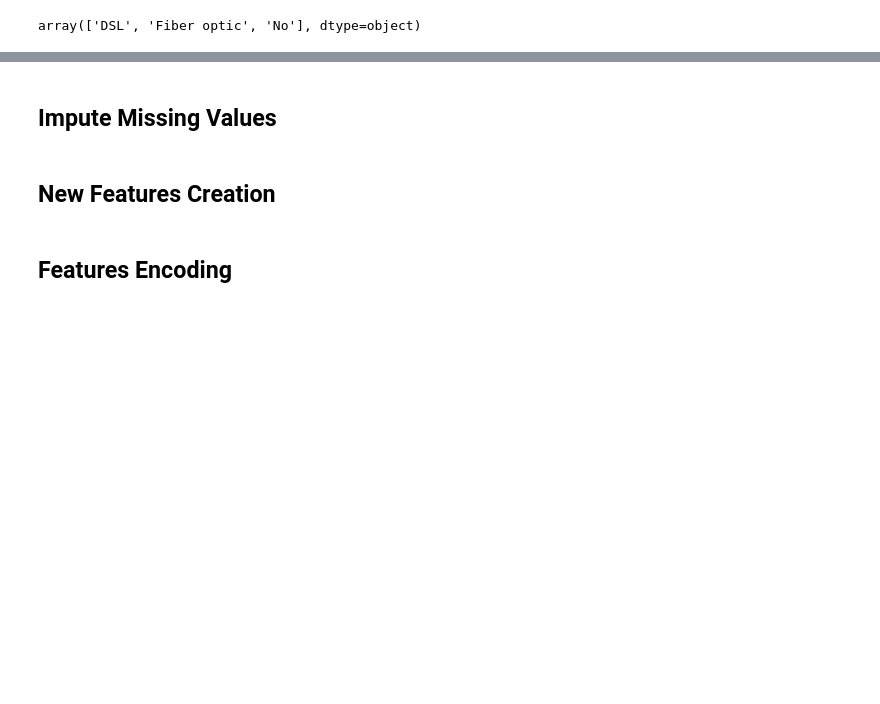
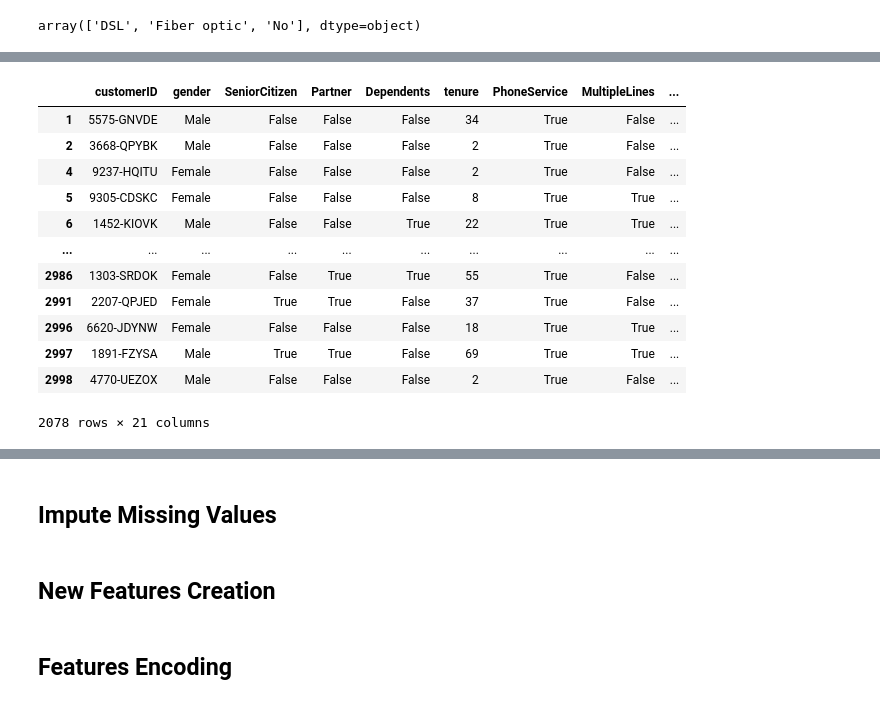
Before and after one commit to AlhassanLuqman/TEAM_ATHENS_LP2_CUSTOMER_CHURN, a Jupyter notebook: Team_Athens_LP2_Customer_Churn.ipynb, the cells around one changed output, grey strips where cells are left out. Drawn from its saved outputs; the diff is of its cells as text; code cells hidden in the pictures; blank space fills up the shorter version.

```diff
--- a/Team_Athens_LP2_Customer_Churn.ipynb
+++ b/Team_Athens_LP2_Customer_Churn.ipynb
@@ -358,0 +373,2 @@ Index(['Unnamed: 0', 'customerID', 'gender', 'SeniorCitizen', 'Partner',
+# %%
+worst_case = df_train
@@ -358,0 +405,5 @@ Index(['Unnamed: 0', 'customerID', 'gender', 'SeniorCitizen', 'Partner',
+# %%
+worst_case.dropna(subset=['MultipleLines', 'OnlineSecurity',
+                          'OnlineBackup', 'DeviceProtection',
+                          'TechSupport','StreamingTV',
+                          'StreamingMovies', 'Churn', 'TotalCharges'], axis=0,inplace=True)
@@ -358,0 +430,16 @@ Index(['Unnamed: 0', 'customerID', 'gender', 'SeniorCitizen', 'Partner',
+# %%
+worst_case
+# %% [output]
+|  | customerID | gender | SeniorCitizen | Partner | Dependents | tenure | PhoneService | MultipleLines | ... |
+| 1 | 5575-GNVDE | Male | False | False | False | 34 | True | False | ... |
+| 2 | 3668-QPYBK | Male | False | False | False | 2 | True | False | ... |
+| 4 | 9237-HQITU | Female | False | False | False | 2 | True | False | ... |
+| 5 | 9305-CDSKC | Female | False | False | False | 8 | True | True | ... |
+| 6 | 1452-KIOVK | Male | False | False | True | 22 | True | True | ... |
+| ... | ... | ... | ... | ... | ... | ... | ... | ... | ... |
+| 2986 | 1303-SRDOK | Female | False | True | True | 55 | True | False | ... |
+| 2991 | 2207-QPJED | Female | True | True | False | 37 | True | False | ... |
+| 2996 | 6620-JDYNW | Female | False | False | False | 18 | True | True | ... |
+| 2997 | 1891-FZYSA | Male | True | True | False | 69 | True | True | ... |
+| 2998 | 4770-UEZOX | Male | False | False | False | 2 | True | False | ... |
+2078 rows × 21 columns
```
Also changed, not shown: parts of 85 cells of this notebook.
